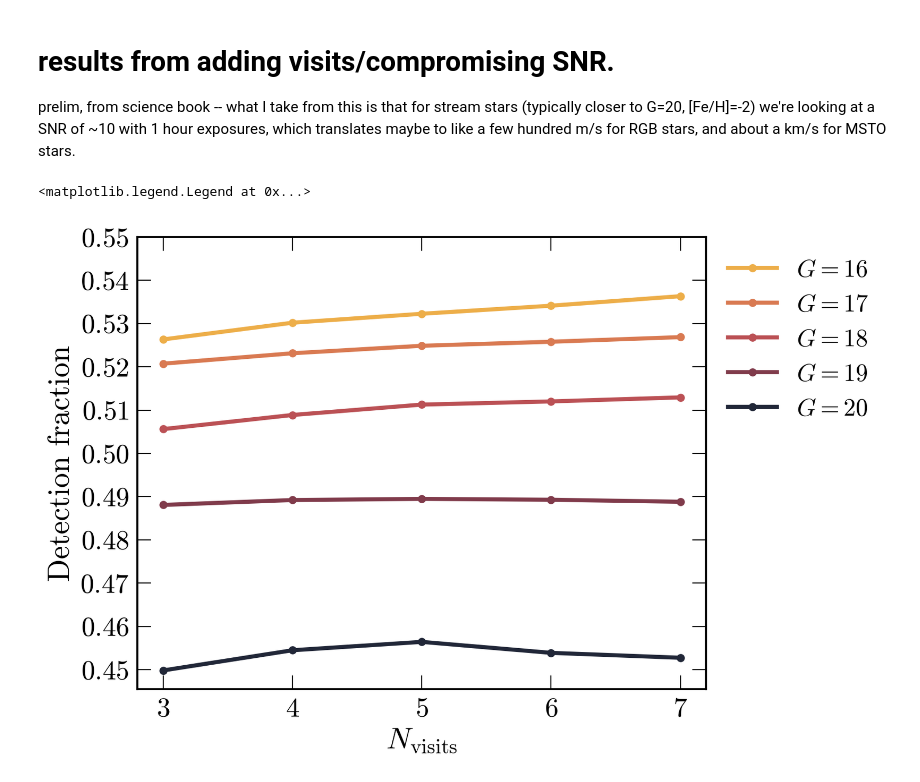
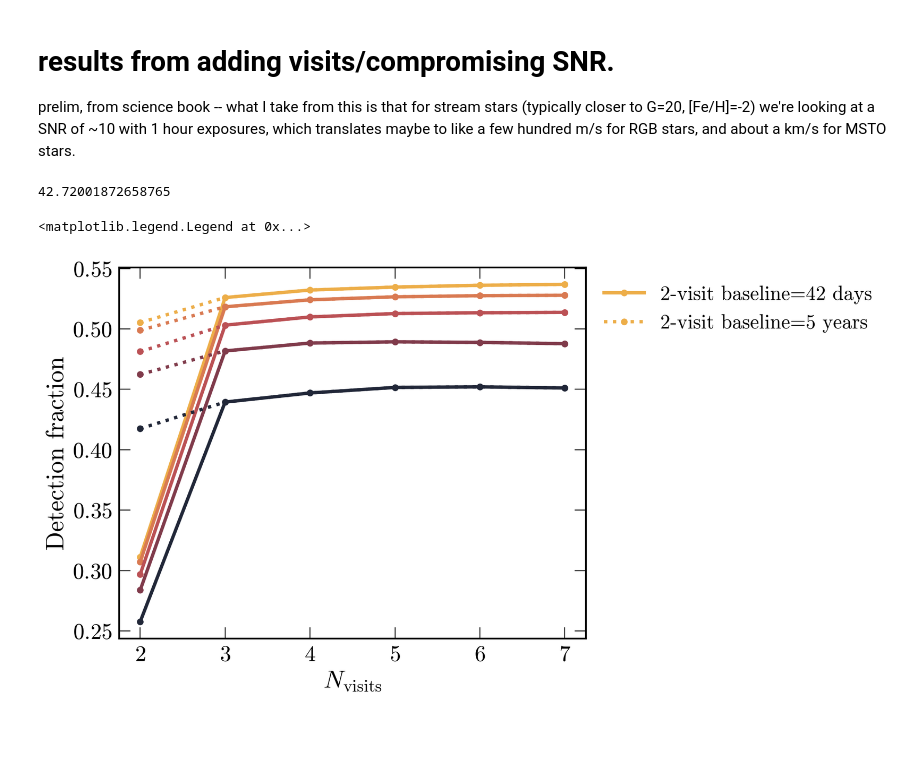
Before and after one commit to anya-m-phillips/via_binaries, a Jupyter notebook: test.ipynb, the cells around one changed output. Cells and saved outputs as stored; diff of their text form; code cells hidden in the pictures; blank space fills up the shorter version.

Commit message:
making detection fraction vs Nvisits plot including a few cases of 2 visits only

```diff
--- a/test.ipynb
+++ b/test.ipynb
@@ -297,7 +297,7 @@ survey_duration_days = int(5*365)
 visit_spacing = "log"
 visit_noise = "clean"
 
-nvisits_list = np.arange(3, 8, 1)
+nvisits_list = np.arange(2, 8, 1)
 # nvisits_list = np.arange(50, 1050, 50)
 frac_scatter = 0.1
 rng = np.random.default_rng(42)
@@ -306,6 +306,10 @@ Gmags_list = np.arange(16, 21, 1)
 
 ervs = []
 detection_fractions = []
+
+
+first_2_visits_spread = np.logspace(np.log10(1), np.log10(survey_duration_days), 3)[1]
+print(first_2_visits_spread)
 
 for Gmag in Gmags_list:
     ervs_this_G, detection_fractions_this_G = [], []
@@ -319,16 +323,20 @@ for Gmag in Gmags_list:
                 obstimes = get_obstimes_from_logNormal_scatter(N, DT_low_mean_days, survey_duration_days, nvisits, frac_scatter)
 
             else:
-                obstimes = np.logspace(np.log10(DT_low_mean_days), np.log10(survey_duration_days), nvisits)
+                obstimes = np.logspace(np.log10(1), np.log10(survey_duration_days), nvisits)
                 obstimes = np.vstack([obstimes]*N) # ??
 
         ### option 2: deterministic and uniform observation cadence across all stars, but I make the spacing linear
         if visit_spacing=="linear":
             ### * no noisey option here
-            obstimes = np.linspace(DT_low_mean_days, survey_duration_days, nvisits)
+            obstimes = np.linspace(0, survey_duration_days, nvisits)
             obstimes = np.vstack([obstimes]*N)
 
+        if nvisits==2:
+            obstimes = np.array([0, first_2_visits_spread])
+            obstimes = np.vstack([obstimes]*N)
 
+        # print(obstimes)
         exposure_time_per_visit = max_exposuretime/nvisits
         erv = viamock.errors.get_viaspec_errors(G=Gmag, feh=-2.0, logteff=np.log10(4700), exptime_ehr=exposure_time_per_visit)[0]
 
@@ -345,3 +353,5 @@ for Gmag in Gmags_list:
         ervs_this_G.append(erv)
     ervs.append(ervs_this_G)
     detection_fractions.append(detection_fractions_this_G)
+# %% [output]
+42.72001872658765
@@ -350,33 +420,43 @@ fig, axs = plt.subplots(1,1, figsize=[15/2,6])
 plt.subplots_adjust(hspace=0.1)
 
 cc = time_cmap(np.linspace(0, 1, len(Gmags_list)))
 
 for k, G in enumerate(Gmags_list):
     ervs_this_G = ervs[k]
     detection_fractions_this_G = detection_fractions[k]
-    axs.plot(nvisits_list, detection_fractions_this_G,marker='o',  label=r'$G=%i$'%G, c=cc[k])
+    axs.plot(nvisits_list, detection_fractions_this_G,marker='o', c=cc[k], label=r"2-visit baseline=%i days"%first_2_visits_spread if k==0 else None)
+            #  label=r'$G=%i$'%G)
+
+    detection_fractions_ALT_this_G = detection_fractions_ALT[k]
+    axs.plot(nvisits_list, detection_fractions_ALT_this_G, marker='o', c=cc[k], linestyle="dotted",
+             label=r"2-visit baseline=5 years" if k==0 else None)
 
 
     # axs[1].plot(nvisits_list, ervs_this_G, marker='o', label=r'$G=%i$'%G, c=cc[k])
 
 # axs[0].set_yticks()
 axs.set_ylabel('Detection fraction')
 # axs[1].set_ylabel(r'$\sigma_{\rm RV}~\rm[km~s^{-1}]$')
 
 # axs[0].set_ylim(0.485, 0.49)
 
 # for ax in axs:
 axs.set_xlabel(r'$N_{\rm visits}$')
 # axs.set_xlim(2.5, max(nvisits_list)+0.5)
 axs.set_xticks(nvisits_list)
 axs.minorticks_off()
-axs.set_yticks(np.arange(0.45, 0.55, 0.01))
+# axs.set_yticks(np.arange(0.45, 0.55, 0.01))
+
 # axs.set_xscale('log')
 # axs.set_yscale('log')
     # ax.set_yscale('log')
     # ax.set_xscale('log')
     # ax.set_ylim(0,1)
 axs.legend(loc='upper left', bbox_to_anchor=[1,1])
+
+
+# axs.set_xscale('log')
+# axs.set_yscale('log')
 # %% [output]
 <matplotlib.legend.Legend at 0x...>
-[figure, old version]
+[figure, new version]
```
Also changed, not shown: parts of 1 cell of this notebook.
